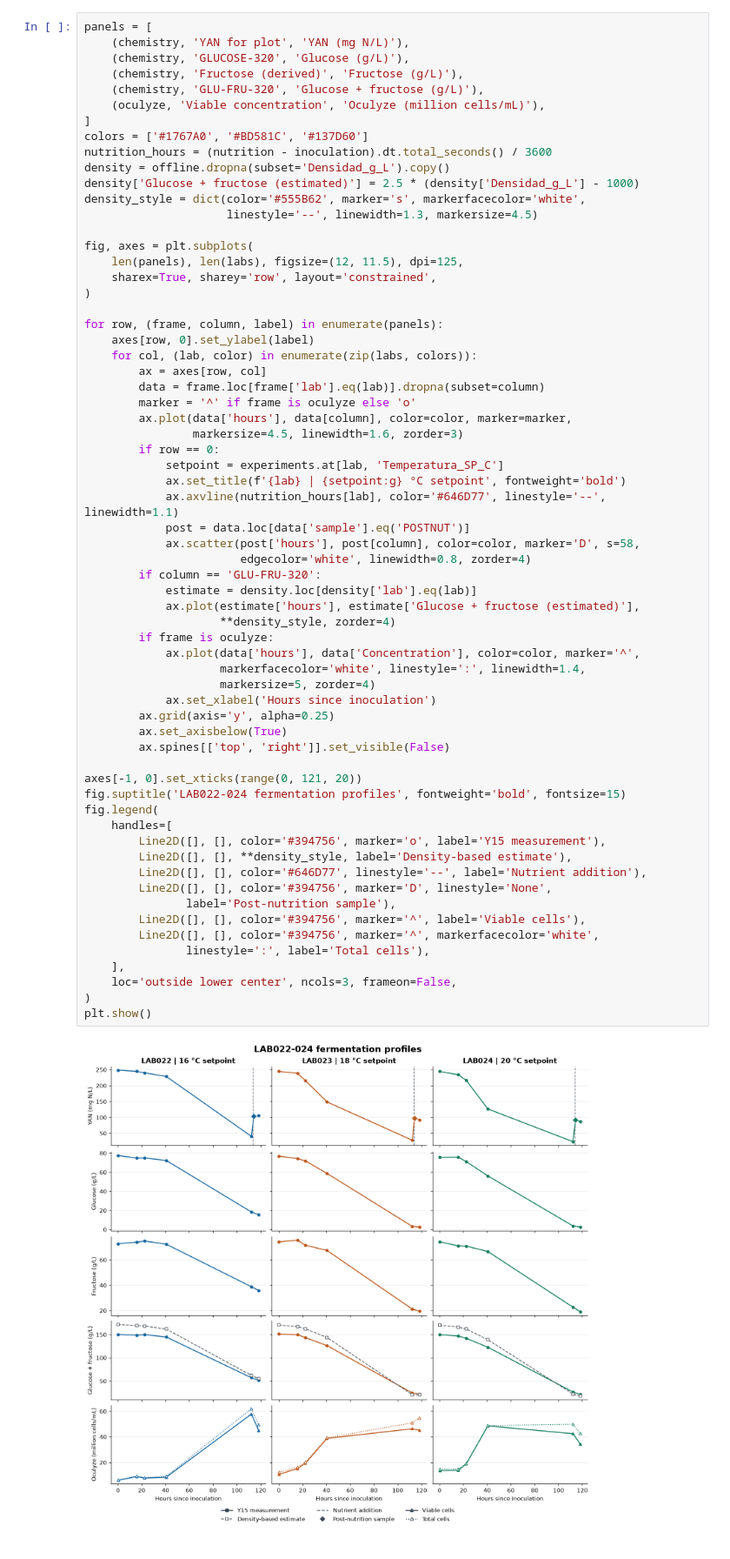
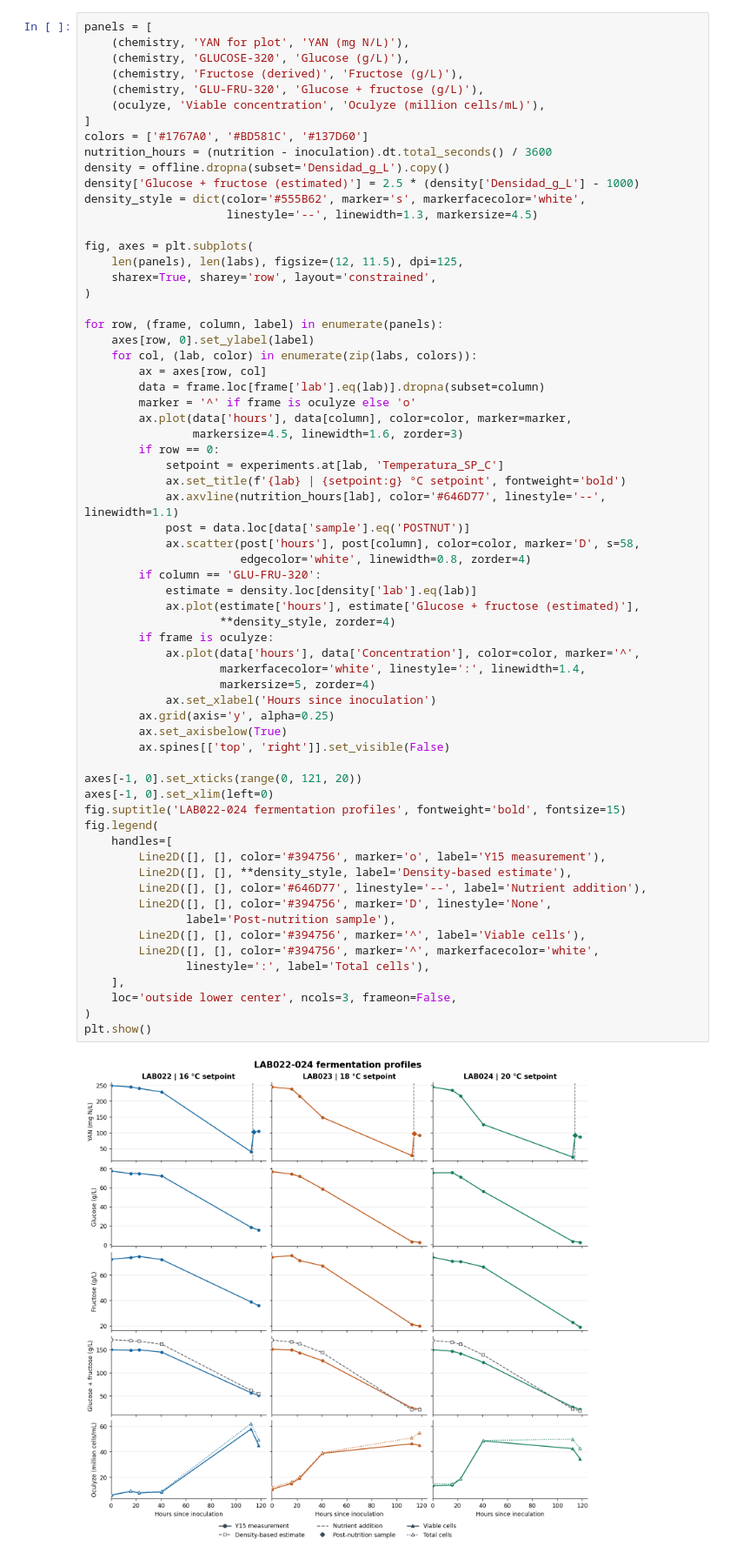
Before and after one commit to crodv/wine-fermentation, a Jupyter notebook: notebooks/preparing_data/lab022_024_data.executed.ipynb, the cells around one changed output. Shown at 87% size. Drawn from its saved outputs; the diff is of its cells as text.

```diff
--- a/notebooks/preparing_data/lab022_024_data.executed.ipynb
+++ b/notebooks/preparing_data/lab022_024_data.executed.ipynb
@@ -187,31 +187,32 @@ for row, (frame, column, label) in enumerate(panels):
         if column == 'GLU-FRU-320':
             estimate = density.loc[density['lab'].eq(lab)]
             ax.plot(estimate['hours'], estimate['Glucose + fructose (estimated)'],
                     **density_style, zorder=4)
         if frame is oculyze:
             ax.plot(data['hours'], data['Concentration'], color=color, marker='^',
                     markerfacecolor='white', linestyle=':', linewidth=1.4,
                     markersize=5, zorder=4)
             ax.set_xlabel('Hours since inoculation')
         ax.grid(axis='y', alpha=0.25)
         ax.set_axisbelow(True)
         ax.spines[['top', 'right']].set_visible(False)
 
 axes[-1, 0].set_xticks(range(0, 121, 20))
+axes[-1, 0].set_xlim(left=0)
 fig.suptitle('LAB022-024 fermentation profiles', fontweight='bold', fontsize=15)
 fig.legend(
     handles=[
         Line2D([], [], color='#394756', marker='o', label='Y15 measurement'),
         Line2D([], [], **density_style, label='Density-based estimate'),
         Line2D([], [], color='#646D77', linestyle='--', label='Nutrient addition'),
         Line2D([], [], color='#394756', marker='D', linestyle='None',
                label='Post-nutrition sample'),
         Line2D([], [], color='#394756', marker='^', label='Viable cells'),
         Line2D([], [], color='#394756', marker='^', markerfacecolor='white',
                linestyle=':', label='Total cells'),
     ],
     loc='outside lower center', ncols=3, frameon=False,
 )
 plt.show()
 # %% [output]
-[figure, old version]
+[figure, new version]
```
Also changed, not shown: parts of 4 cells of this notebook, 10 other files.
